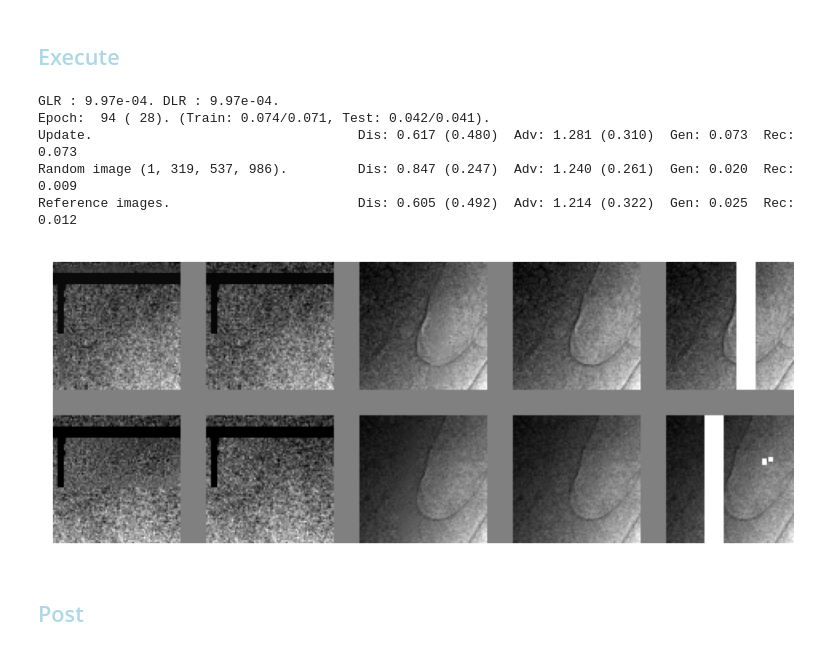
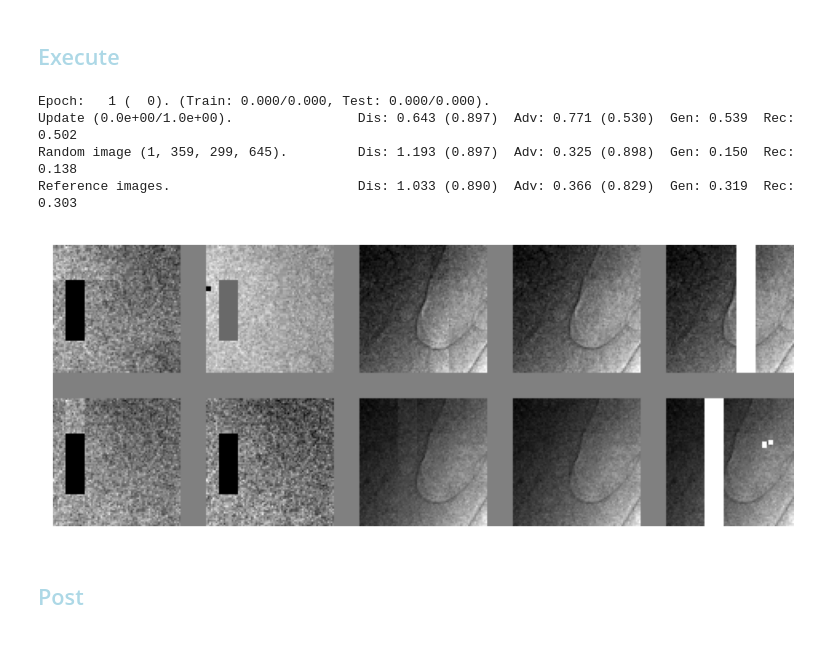
Before and after one commit to antonmx/shiftpatch, a Jupyter notebook: shiftpatch_bp0.ipynb, the cells around one changed output. Cells and saved outputs as stored; diff of their text form; code cells hidden in the pictures.

```diff
--- a/shiftpatch_bp0.ipynb
+++ b/shiftpatch_bp0.ipynb
@@ -261,19 +234,22 @@ sg.normRec, sg.normMSE, sg.normL1L = 1.170e-04, 2.267e-03, 1.797e-02 #1.915e-03,
 # %% [markdown]
 ## <font style="color:lightblue">Restore checkpoint</font>
 # %%
-sg.scheduler_G = torch.optim.lr_scheduler.StepLR(sg.optimizer_G, 1, gamma=1-0.003)
-sg.scheduler_D = torch.optim.lr_scheduler.StepLR(sg.optimizer_D, 1, gamma=1-0.003)
+sg.scheduler_G = torch.optim.lr_scheduler.StepLR(sg.optimizer_G, 1, gamma=1)
+sg.scheduler_D = torch.optim.lr_scheduler.StepLR(sg.optimizer_D, 1, gamma=1)
 savedCheckPoint = f"checkPoint_{sg.TCfg.exec}"
 sg.epoch, sg.imer, sg.minRecTest, sg.minRecTrain, sg.minTestEpoch, sg.startFrom, sg.resAcc = \
-    sg.restoreCheckpoint(savedCheckPoint+".pth")
+    sg.restoreCheckpoint()#savedCheckPoint+".pth")
 sg.writer = sg.createWriter(sg.TCfg.logDir, True)
+
+sg.scheduler_G.gamma = 1-0.002
+sg.scheduler_D.gamma = 1-0.002
+#sg.optimizer_G.step()
+#torch.optim.lr_scheduler.LambdaLR(sg.optimizer_G, lambda epoch: 0.1).step()
+#sg.optimizer_D.step()
+#torch.optim.lr_scheduler.LambdaLR(sg.optimizer_D, lambda epoch: 0.1).step()
+
 #sg.startFrom = 0
 #sg.epoch, sg.imer, sg.minGEpoch, sg.minGdLoss, sg.startFrom = 0, 0, 0, 1, 0
-
-sg.optimizer_G.step()
-torch.optim.lr_scheduler.LambdaLR(sg.optimizer_G, lambda epoch: 0.1).step()
-sg.optimizer_D.step()
-torch.optim.lr_scheduler.LambdaLR(sg.optimizer_D, lambda epoch: 0.1).step()
 
 #sg.epoch = 0
 #sg.imer = 0
@@ -307,9 +283,10 @@ sg.freeGPUmem()
 
 
 #sg.minRecTest, sg.minRecTrain = 1, 1
-sg.ADV_DIF = 1e-6 # 0.008108
-sg.SSIM_MSE = 0.9995
-sg.trainCyclesGen = 2
+sg.ADV_DIF = 1e-5 # 0.008108
+sg.SSIM_MSE = 0.999 #0.99995
+sg.trainCyclesGen = 1
+sg.skipThreshold = 0
 
 def adjustScheduler(scheduler, iniLr, target) :
     if scheduler is None :
@@ -318,51 +295,43 @@ def adjustScheduler(scheduler, iniLr, target) :
     curLR = scheduler.get_last_lr()[0] / iniLr
     if gamma < 1 and curLR > target \
     or gamma > 1 and curLR < target :
         scheduler.step()
     return f"LR : {curLR:.2e}. "
 
 
 def my_beforeReport(_) :
     message = ""
-    #message += "G" + adjustScheduler(sg.scheduler_G, sg.TCfg.learningRateG, 0.001)
-    #message += "D" + adjustScheduler(sg.scheduler_D, sg.TCfg.learningRateD, 0.001)
+    #message += "G" + adjustScheduler(sg.scheduler_G, sg.TCfg.learningRateG, 0.1)
+    #message += "D" + adjustScheduler(sg.scheduler_D, sg.TCfg.learningRateD, 0.1)
     #message += f" ADV/DIF : {sg.ADV_DIF:.3e}."
-    #sg.ADV_DIF = max(1e-6, sg.ADV_DIF-1e-8)
+    #sg.ADV_DIF = max(1e-6, sg.ADV_DIF+1e-8)
 #    message += f" Ampl : {sg.generator.amplitude:.3f}."
 #    sg.generator.amplitude = min(1, sg.generator.amplitude * (1+5e-3) )
     with open(f"message_{sg.TCfg.exec}.txt", 'a') as file:
         file.write(message + "\n")
     print(message)
     return
 sg.beforeReport = my_beforeReport
 
 #sg.TCfg.loaderWorkers = 0 # for debug single threaded
 try :
     sg.train(savedCheckPoint)
 except :
     #del sg.dataLoader
     #del sg.testLoaderrelo
     sg.freeGPUmem()
     1/10 # to release Jupyuter memory in the next step
     sg.epoch -= 1
     raise
 
-# From MSSSIM_1 noFFT
-# Gen BN; Dis noBN; Dis pair, SSIMwin 1 + FFT
-# LRs : 1 -> 0.1 (e14)
-# Batch size 2**8 -> 2**10 (e23)
-# ADV_DIF 2e-6 -> 1e-6 (e27)
-# sg.SSIM_MSE 0.999 -> 0.9995 (e28)
-# LRs : 0.1 -> 0.001 (e60)
-# sg.trainCyclesDis 1 -> 2 (e87)
-# Batch size 2**10 -> 2**12 (e87)
+# From scratch
+# ADV_DIF = 1e-5, SSIM_MSE = 0.999
 # %% [output]
-GLR : 9.97e-04. DLR : 9.97e-04.
-Epoch:  94 ( 28). (Train: 0.074/0.071, Test: 0.042/0.041).
-Update.                                  Dis: 0.617 (0.480)  Adv: 1.281 (0.310)  Gen: 0.073  Rec: 0.073
-Random image (1, 319, 537, 986).         Dis: 0.847 (0.247)  Adv: 1.240 (0.261)  Gen: 0.020  Rec: 0.009
-Reference images.                        Dis: 0.605 (0.492)  Adv: 1.214 (0.322)  Gen: 0.025  Rec: 0.012
+Epoch:   1 (  0). (Train: 0.000/0.000, Test: 0.000/0.000).
+Update (0.0e+00/1.0e+00).                Dis: 0.643 (0.897)  Adv: 0.771 (0.530)  Gen: 0.539  Rec: 0.502
+Random image (1, 359, 299, 645).         Dis: 1.193 (0.897)  Adv: 0.325 (0.898)  Gen: 0.150  Rec: 0.138
+Reference images.                        Dis: 1.033 (0.890)  Adv: 0.366 (0.829)  Gen: 0.319  Rec: 0.303
-[figure, old version]
+[figure, new version]
 # %% [markdown]
 ## <font style="color:lightblue">Post</font>
 # %%
```
Also changed, not shown: parts of 6 cells of this notebook, 4 other files.
